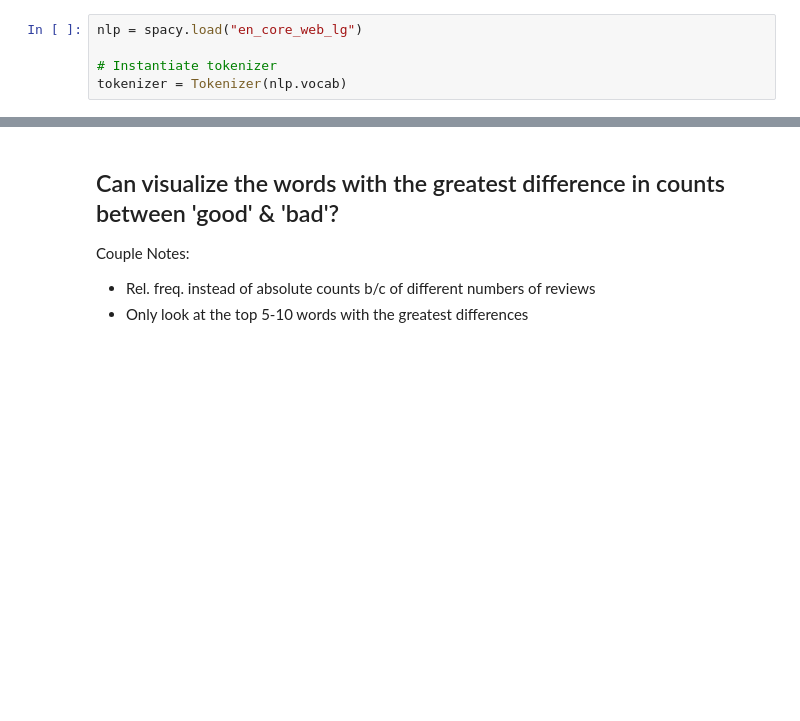
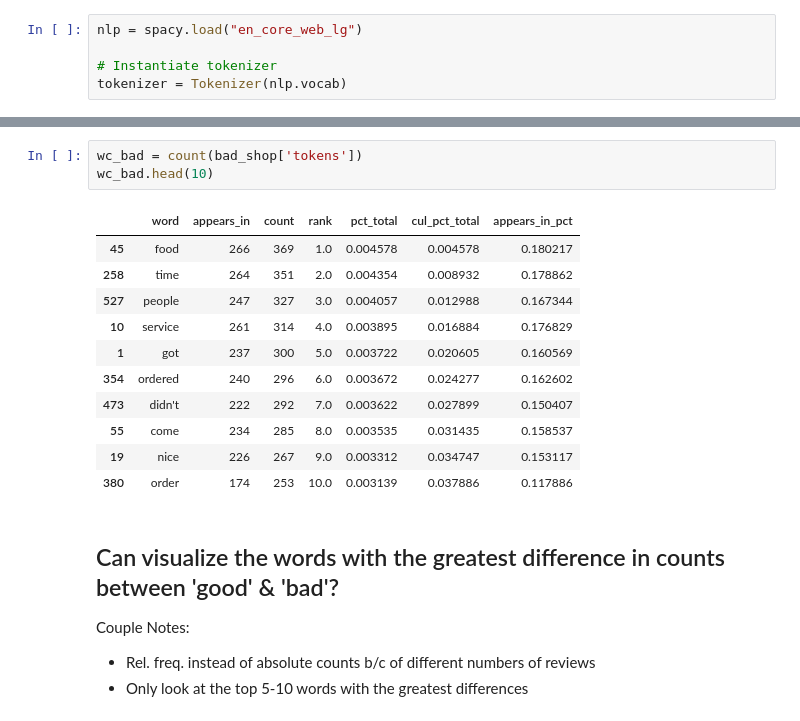
Before and after one commit to ethanmjansen/DS-Unit-4-Sprint-1-NLP, a Jupyter notebook: module1-text-data/LS_DS_411_Text_Data_Assignment.ipynb, the cells around one changed output, grey strips where cells are left out. Saved outputs shown, nothing was run; the diff lists cells and outputs as text; blank space fills up the shorter version.

```diff
--- a/module1-text-data/LS_DS_411_Text_Data_Assignment.ipynb
+++ b/module1-text-data/LS_DS_411_Text_Data_Assignment.ipynb
@@ -211,3 +248,18 @@ Name: star_rating, dtype: int64
+# %%
+wc_bad = count(bad_shop['tokens'])
+wc_bad.head(10)
+# %% [output]
+|  | word | appears_in | count | rank | pct_total | cul_pct_total | appears_in_pct |
+| 45 | food | 266 | 369 | 1.0 | 0.004578 | 0.004578 | 0.180217 |
+| 258 | time | 264 | 351 | 2.0 | 0.004354 | 0.008932 | 0.178862 |
+| 527 | people | 247 | 327 | 3.0 | 0.004057 | 0.012988 | 0.167344 |
+| 10 | service | 261 | 314 | 4.0 | 0.003895 | 0.016884 | 0.176829 |
+| 1 | got | 237 | 300 | 5.0 | 0.003722 | 0.020605 | 0.160569 |
+| 354 | ordered | 240 | 296 | 6.0 | 0.003672 | 0.024277 | 0.162602 |
+| 473 | didn't | 222 | 292 | 7.0 | 0.003622 | 0.027899 | 0.150407 |
+| 55 | come | 234 | 285 | 8.0 | 0.003535 | 0.031435 | 0.158537 |
+| 19 | nice | 226 | 267 | 9.0 | 0.003312 | 0.034747 | 0.153117 |
+| 380 | order | 174 | 253 | 10.0 | 0.003139 | 0.037886 | 0.117886 |
 # %% [markdown]
 ## Can visualize the words with the greatest difference in counts between 'good' & 'bad'?
 
```
Also changed, not shown: parts of 15 cells of this notebook.
